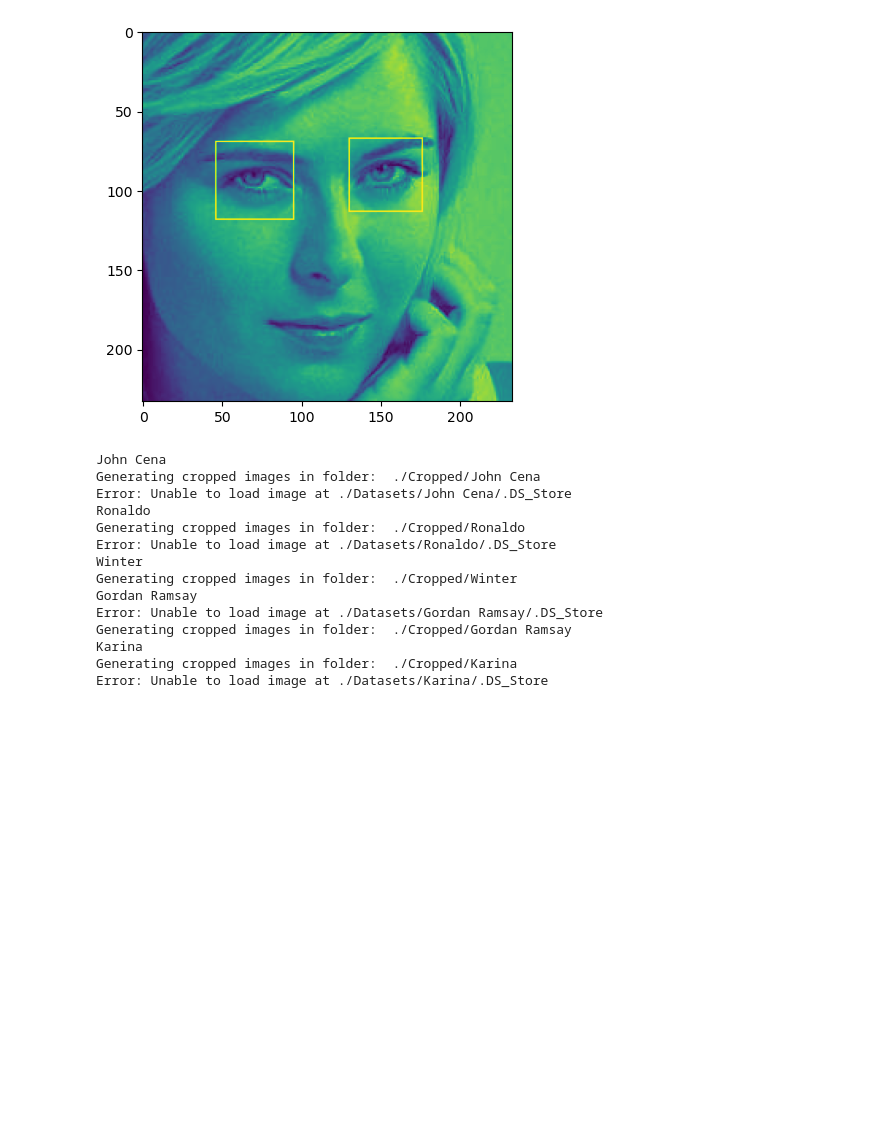
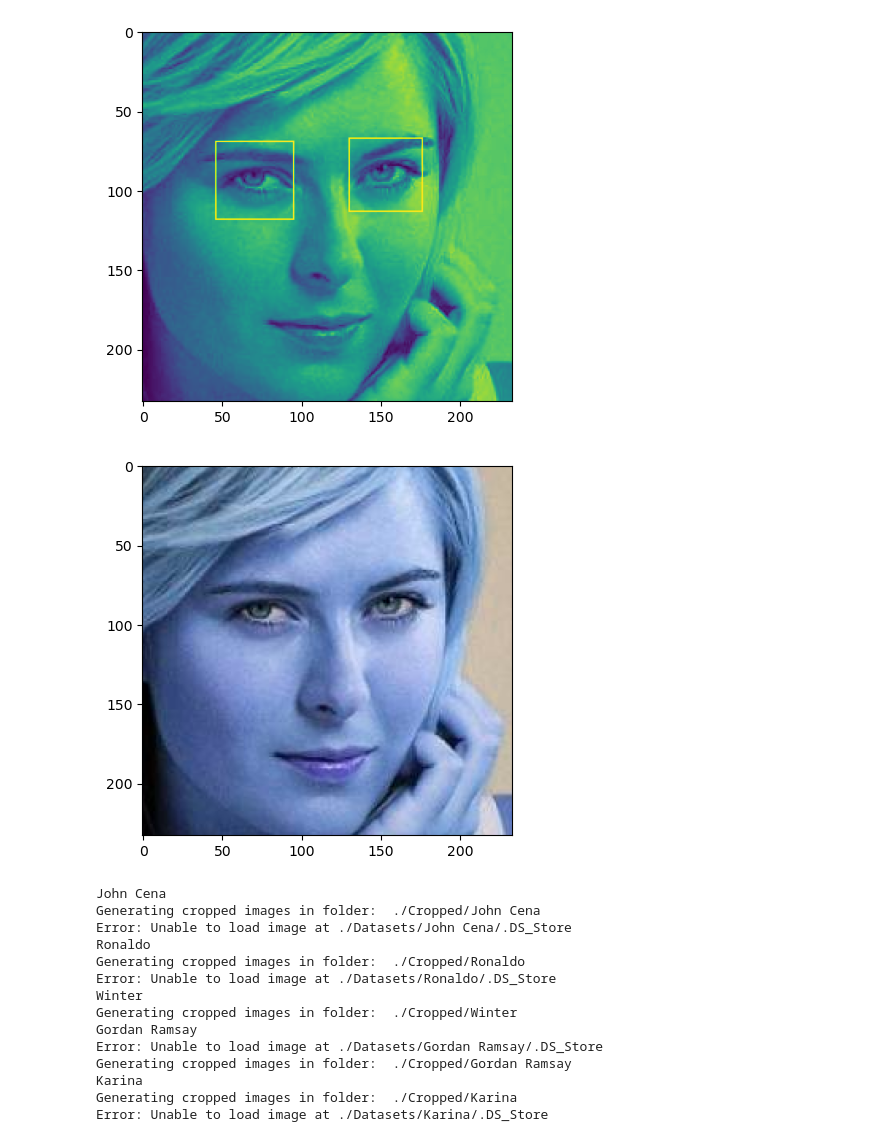
Before and after one commit to CheeSeng05/Face-Detection-and-Recognition, a Jupyter notebook: FaceRecognition.ipynb, the cells around one changed output. Cells and saved outputs as stored; diff of their text form; code cells hidden in the pictures; blank space fills up the shorter version.

```diff
--- a/FaceRecognition.ipynb
+++ b/FaceRecognition.ipynb
@@ -5,5 +5,6 @@ import matplotlib
 from matplotlib import pyplot as plt
 %matplotlib inline
 # %%
-test_image = cv2.imread('/Users/lychee/Documents/Data Science Projects/Datasets/Sample Image.jpg')
+#This purpose of this code is to use Haar cascade to scan the faces from images and use
+test_image_ori = cv2.imread('/Users/lychee/Documents/Data Science Projects/Datasets/Sample Image.jpg')
 # %%
@@ -12,8 +13,8 @@ test_image.shape
 # %% [output]
 (555, 700, 3)
 # %%
-cv2.imshow('Image Window', test_image)
-test_image = cv2.cvtColor(test_image, cv2.COLOR_BGR2RGB)
+cv2.imshow('Image Window', test_image_ori)
+test_image = cv2.cvtColor(test_image_ori, cv2.COLOR_BGR2RGB)
 # cv reads images as BGR and matplotlib displays as RBG so we convert BGR to RGB
 plt.imshow(test_image)
 plt.show()
@@ -67,6 +68,13 @@ def get_cropped_image_if_2_eyes(image_path):
     if len(out)>=1:
         return out
     return None
+# %%
+cropped_image_test = get_cropped_image_if_2_eyes('/Users/lychee/Documents/Data Science Projects/Datasets/Sample Image.jpg')
+#out is an array of images, we need to index it to 0 to get the image due to the nature of the function above
+plt.imshow(cropped_image_test[0])
+plt.show()
+# %% [output]
+[figure, added]
 # %%
 path_to_data = './Datasets/'
 path_to_cropped = './Cropped/'
```
Also changed, not shown: parts of 6 cells of this notebook.
